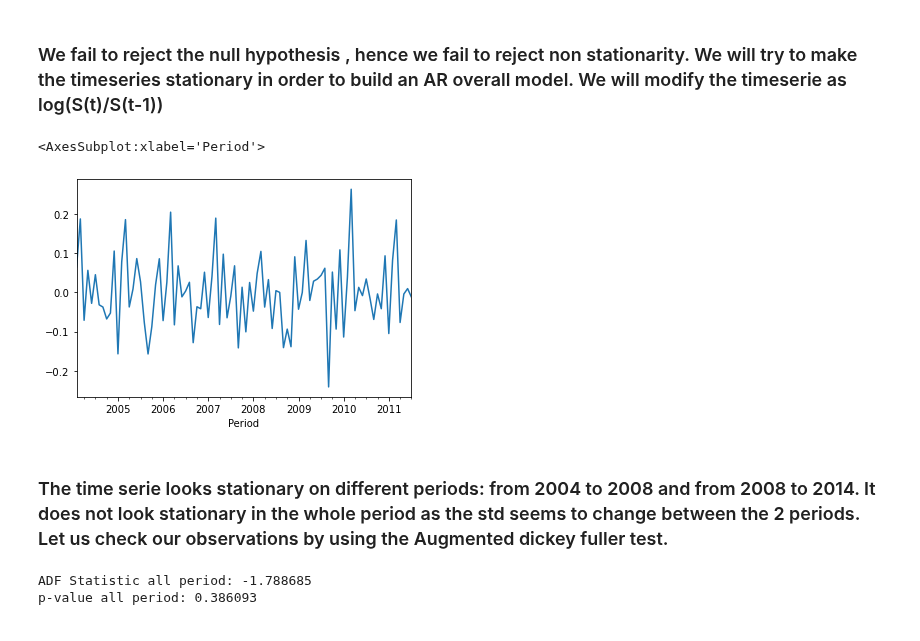
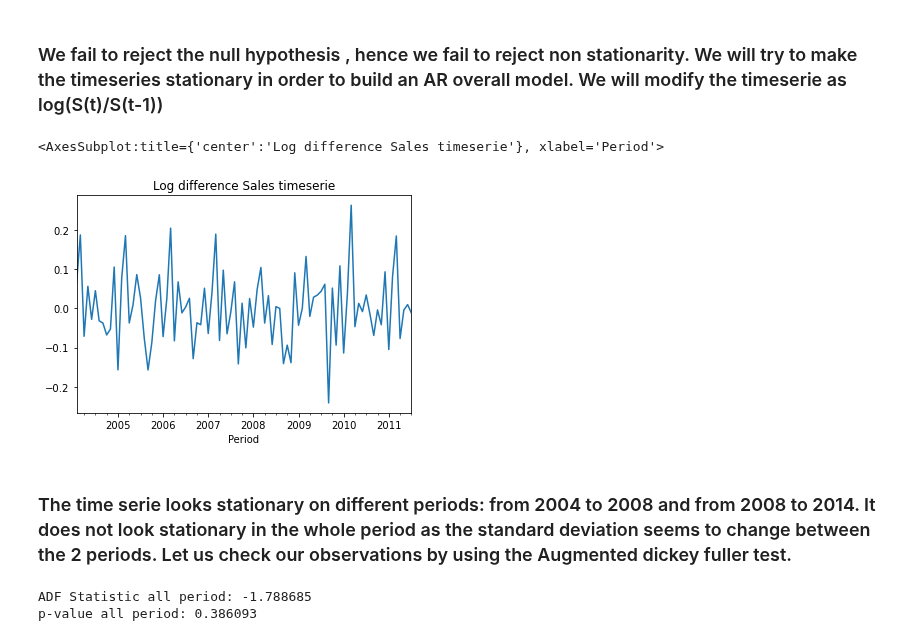
Before and after one commit to epfl-ada/ada-2020-project-milestone-p3-p3_tak, a Jupyter notebook: google_trends_check.ipynb, the cells around one changed output. Cells and saved outputs as stored; diff of their text form; code cells hidden in the pictures.

```diff
--- a/google_trends_check.ipynb
+++ b/google_trends_check.ipynb
@@ -37,17 +37,17 @@ p-value: 0.410199
 # %%
 #Calculating log difference to stationarize the timeserie
 df['sales'] = df['sales']-df['sales'].shift(1)
 df['suvs'] = df['suvs']-df['suvs'].shift(1)
 df['insurance'] = df['insurance']-df['insurance'].shift(1)
 
 
 df.dropna(inplace=True)
-df['sales'].plot()
+df['sales'].plot(title='Log difference Sales timeserie')
 # %% [output]
-<AxesSubplot:xlabel='Period'>
+<AxesSubplot:title={'center':'Log difference Sales timeserie'}, xlabel='Period'>
-[figure, old version]
+[figure, new version]
 # %% [markdown]
-### The time serie looks stationary on different periods: from 2004 to 2008 and  from 2008 to 2014. It does not look stationary in the whole period as the std seems to change between the 2 periods. Let us check our observations by using the Augmented dickey fuller test.
+### The time serie looks stationary on different periods: from 2004 to 2008 and  from 2008 to 2014. It does not look stationary in the whole period as the standard deviation seems to change between the 2 periods. Let us check our observations by using the Augmented dickey fuller test.
 # %%
 from statsmodels.tsa.stattools import adfuller
 result = adfuller(df['sales'])
```
Also changed, not shown: parts of 16 cells of this notebook.
